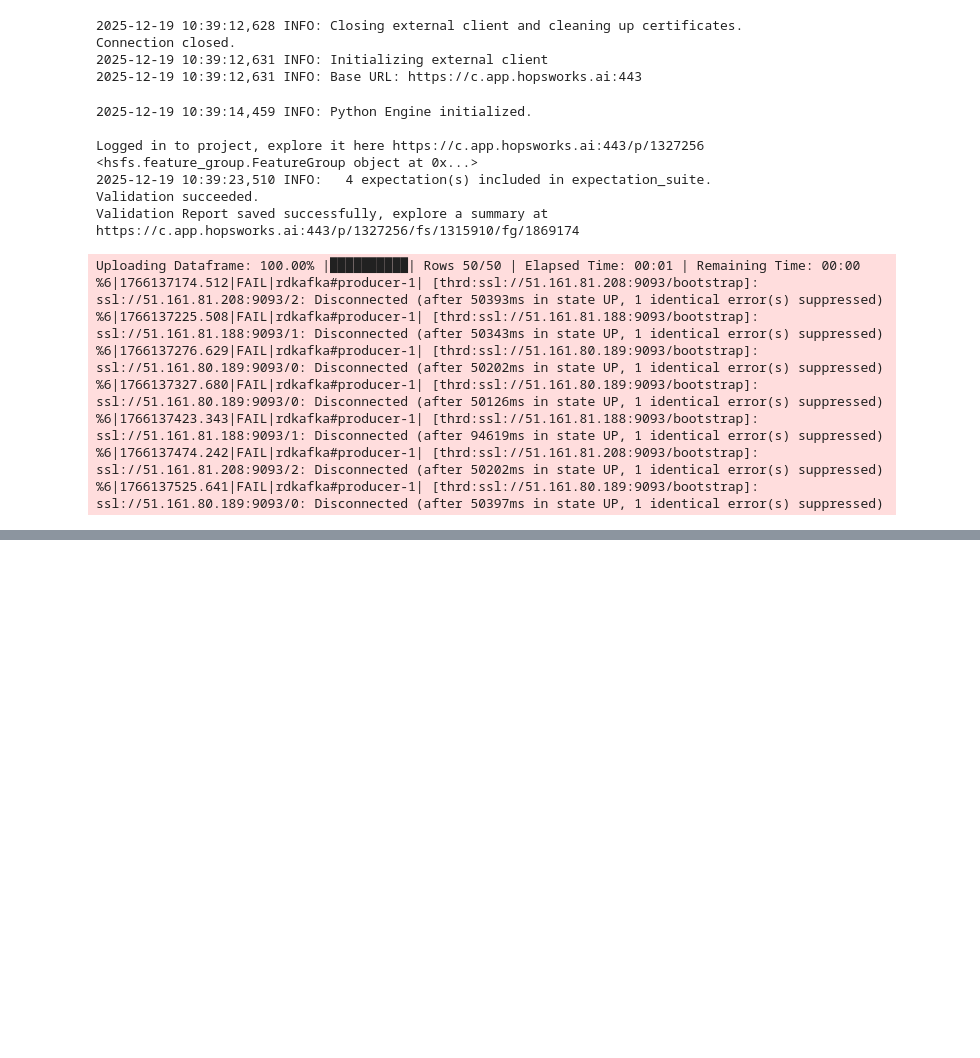
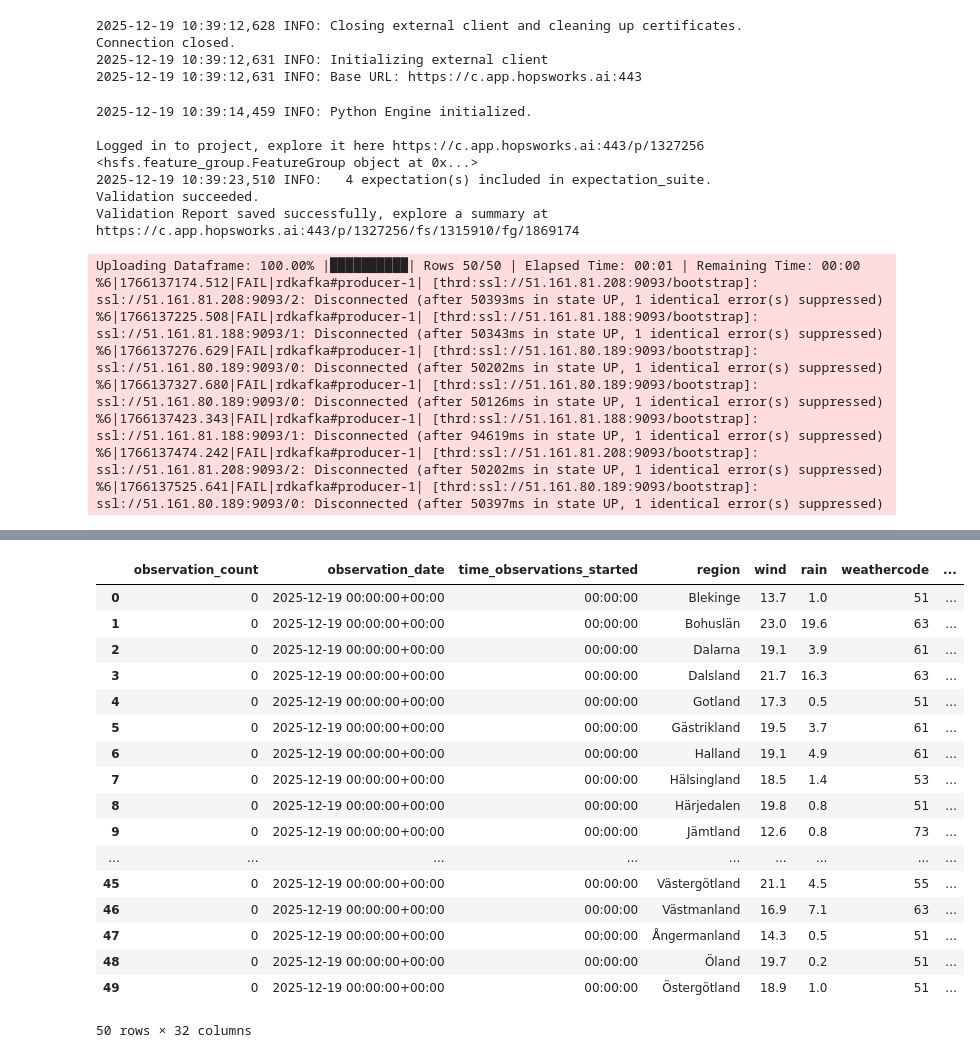
Before and after one commit to JarlSteph/BirdUp, a Jupyter notebook: push_daily.ipynb, the cells around one changed output, grey strips where cells are left out. Drawn from its saved outputs; the diff is of its cells as text; code cells hidden in the pictures; blank space fills up the shorter version.

Commit message:
daily lag

```diff
--- a/push_daily.ipynb
+++ b/push_daily.ipynb
@@ -46,3 +48,27 @@ Uploading Dataframe: 100.00% |██████████| Rows 50/50 | Elaps
 %6|1766137423.343|FAIL|rdkafka#producer-1| [thrd:ssl://51.161.81.188:9093/bootstrap]: ssl://51.161.81.188:9093/1: Disconnected (after 94619ms in state UP, 1 identical error(s) suppressed)
 %6|1766137474.242|FAIL|rdkafka#producer-1| [thrd:ssl://51.161.81.208:9093/bootstrap]: ssl://51.161.81.208:9093/2: Disconnected (after 50202ms in state UP, 1 identical error(s) suppressed)
 %6|1766137525.641|FAIL|rdkafka#producer-1| [thrd:ssl://51.161.80.189:9093/bootstrap]: ssl://51.161.80.189:9093/0: Disconnected (after 50397ms in state UP, 1 identical error(s) suppressed)
+# %%
+from Features.df_functions import *
+from hsfs.feature import Feature
+import datetime
+import requests
+import pandas as pd
+import hopsworks
+import json
+import re
+import os
+import warnings
+warnings.filterwarnings("ignore")
+from dotenv import load_dotenv
+load_dotenv()
+
+HOPSWORKS_API_KEY = os.getenv("HOPSWORKS_API_KEY")
+project = hopsworks.login(api_key_value=HOPSWORKS_API_KEY, project="BirdUp")
+fs = project.get_feature_store(name='birdup_featurestore')
+birding_fg = fs.get_feature_group(name='birding',version=1,)
+daily_df = daily()
+df_prev = birding_fg.read()
+today_df = daily_df.copy()
+today_df = to_hopsworks_df(today_df)
+day_df_lag = add_daily_lags_from_hopsworks_simple(today_df, df_prev, k=5)
@@ -48,0 +86,21 @@ Uploading Dataframe: 100.00% |██████████| Rows 50/50 | Elaps
+# %%
+day_df_lag
+# %% [output]
+|  | observation_count | observation_date | time_observations_started | region | wind | rain | weathercode | ... |
+| 0 | 0 | 2025-12-19 00:00:00+00:00 | 00:00:00 | Blekinge | 13.7 | 1.0 | 51 | ... |
+| 1 | 0 | 2025-12-19 00:00:00+00:00 | 00:00:00 | Bohuslän | 23.0 | 19.6 | 63 | ... |
+| 2 | 0 | 2025-12-19 00:00:00+00:00 | 00:00:00 | Dalarna | 19.1 | 3.9 | 61 | ... |
+| 3 | 0 | 2025-12-19 00:00:00+00:00 | 00:00:00 | Dalsland | 21.7 | 16.3 | 63 | ... |
+| 4 | 0 | 2025-12-19 00:00:00+00:00 | 00:00:00 | Gotland | 17.3 | 0.5 | 51 | ... |
+| 5 | 0 | 2025-12-19 00:00:00+00:00 | 00:00:00 | Gästrikland | 19.5 | 3.7 | 61 | ... |
+| 6 | 0 | 2025-12-19 00:00:00+00:00 | 00:00:00 | Halland | 19.1 | 4.9 | 61 | ... |
+| 7 | 0 | 2025-12-19 00:00:00+00:00 | 00:00:00 | Hälsingland | 18.5 | 1.4 | 53 | ... |
+| 8 | 0 | 2025-12-19 00:00:00+00:00 | 00:00:00 | Härjedalen | 19.8 | 0.8 | 51 | ... |
+| 9 | 0 | 2025-12-19 00:00:00+00:00 | 00:00:00 | Jämtland | 12.6 | 0.8 | 73 | ... |
+| ... | ... | ... | ... | ... | ... | ... | ... | ... |
+| 45 | 0 | 2025-12-19 00:00:00+00:00 | 00:00:00 | Västergötland | 21.1 | 4.5 | 55 | ... |
+| 46 | 0 | 2025-12-19 00:00:00+00:00 | 00:00:00 | Västmanland | 16.9 | 7.1 | 63 | ... |
+| 47 | 0 | 2025-12-19 00:00:00+00:00 | 00:00:00 | Ångermanland | 14.3 | 0.5 | 51 | ... |
+| 48 | 0 | 2025-12-19 00:00:00+00:00 | 00:00:00 | Öland | 19.7 | 0.2 | 51 | ... |
+| 49 | 0 | 2025-12-19 00:00:00+00:00 | 00:00:00 | Östergötland | 18.9 | 1.0 | 51 | ... |
+50 rows × 32 columns
```
Also changed, not shown: parts of 3 cells of this notebook, 2 other files.
